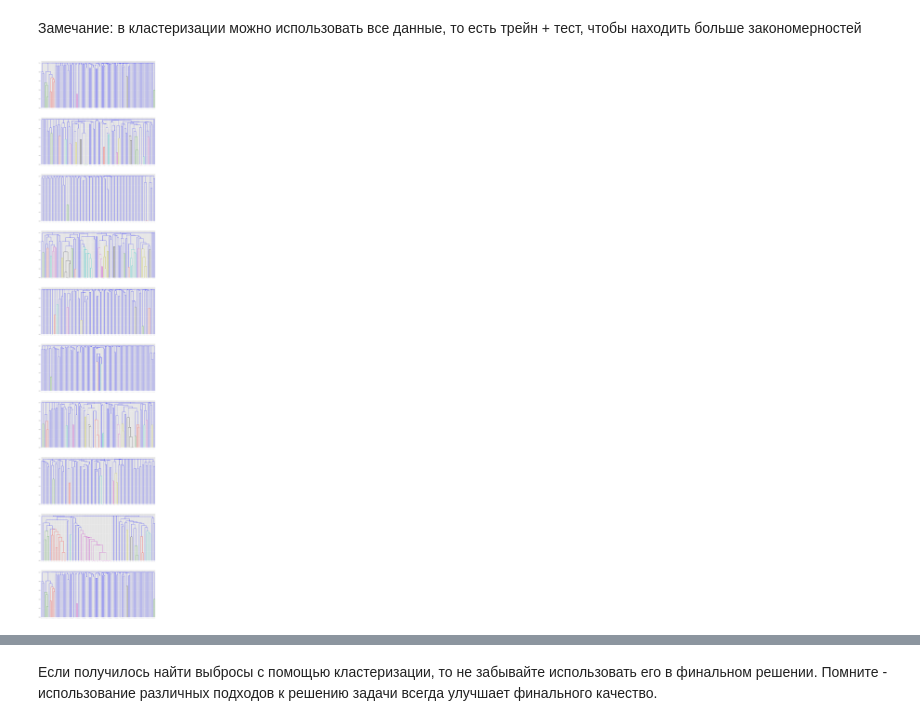
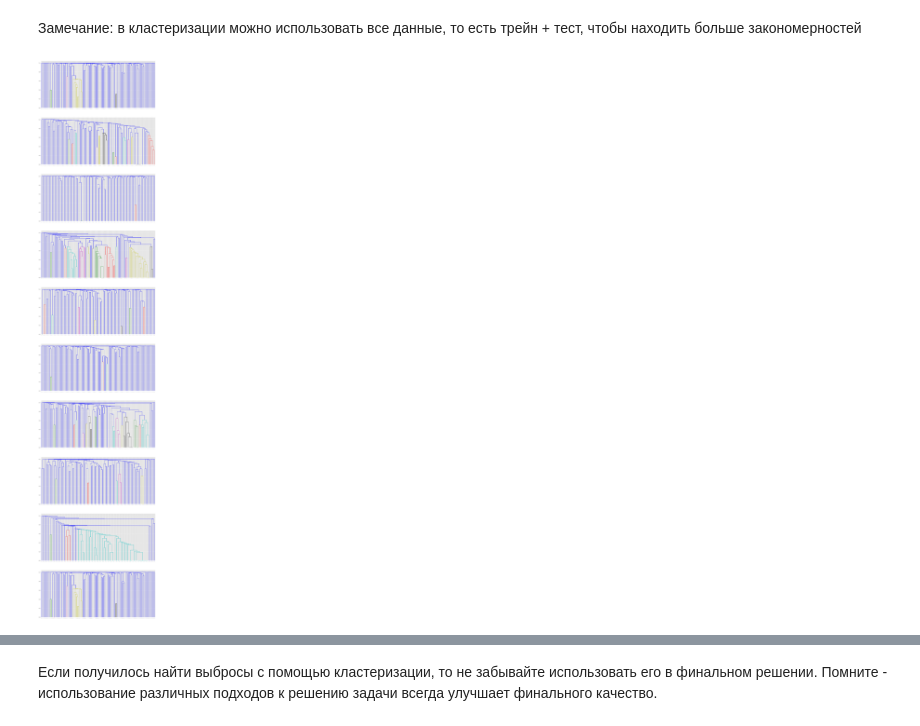
Before and after one commit to LevKats/ml1.sphere, a Jupyter notebook: 2019-09/hw4/kats_hw4.ipynb, the cells around one changed output, grey strips where cells are left out. Saved outputs shown, nothing was run; the diff lists cells and outputs as text; code cells hidden in the pictures.

Commit message:
average linkage

```diff
--- a/2019-09/hw4/kats_hw4.ipynb
+++ b/2019-09/hw4/kats_hw4.ipynb
@@ -227,25 +227,25 @@ class Clustering(BaseEstimator, ClusterMixin):
             self.__n_clusters = 2
 
         if "linkage" in kwargs:
-            if kwargs["linkage"] not in {"single", "complete"}:
-                raise RuntimeError(
-                    "incorrect linkage '{}'".format(kwargs["linkage"])
-                )
-
             self.__linkage = kwargs["linkage"]
         else:
             self.__linkage = "complete"
 
-        def complete(a, b):
+        def complete(a, b, size_a, size_b):
             return np.maximum(a, b)
 
-        def single(a, b):
+        def single(a, b, size_a, size_b):
             return np.minimum(a, b)
+
+        def average(a, b, size_a, size_b):
+            return (a * size_a + b * size_b) / (size_a + size_b)
 
         if self.__linkage == "complete":
             self.__dist_func = complete
         elif self.__linkage == "single":
             self.__dist_func = single
+        elif self.__linkage == "average":
+            self.__dist_func = average
         else:
             raise RuntimeError(
                 "incorrect linkage '{}'".format(self.__linkage)
@@ -280,9 +280,10 @@ class Clustering(BaseEstimator, ClusterMixin):
         for row, ind in enumerate(range(x.shape[0], 2 * x.shape[0] - 1)):
             i, j = np.unravel_index(np.argmin(dist, axis=None), dist.shape)
 
-            num = get_num(i) + get_num(j)
+            size_i, size_j = get_num(i), get_num(j)
+            num = size_i + size_j
             self.__linkage_matrix[row, ::] = (i, j, dist[i][j], num)
-            d = self.__dist_func(dist[::, i], dist[::, j])
+            d = self.__dist_func(dist[::, i], dist[::, j], size_i, size_j)
             dist[::, ind] = dist[ind, ::] = d
             dist[::, [i, j]] = dist[[i, j], ::] = np.inf
 
@@ -407,19 +408,19 @@ vectorizer = TfidfVectorizer(ngram_range=(1, 3)).fit(df_titles.title.fillna(""))
 # %%
 np.random.seed(239)
 indices = np.random.choice(list(traingroups_titledata.keys()), 10)
 pl.figure(figsize=(20, 100))
 for i, ind in enumerate(indices):
     plt.subplot(10, 1, i + 1)
     titles = [t[1] for t in traingroups_titledata[ind]]
     target = [t[2] for t in traingroups_titledata[ind]]
     X = vectorizer.transform(titles)
 
-    cluster = Clustering(metric='cosine', n_clusters=15, linkage="complete")
+    cluster = Clustering(metric='cosine', n_clusters=15, linkage="average")
     pred = cluster.fit_predict(X, np.array(target))
     #print(smt.adjusted_rand_score(target, pred))
     cluster.plot_dendrogram()
 # %% [output]
-[figure, old version]
+[figure, new version]
 # %%
 from sklearn.metrics import f1_score
 # %%
```
Also changed, not shown: parts of 6 cells of this notebook.
